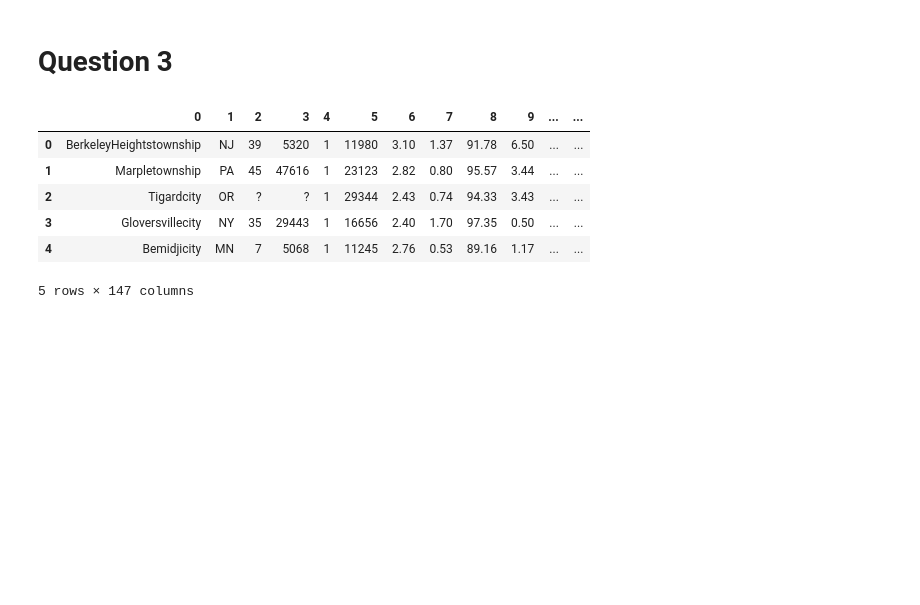
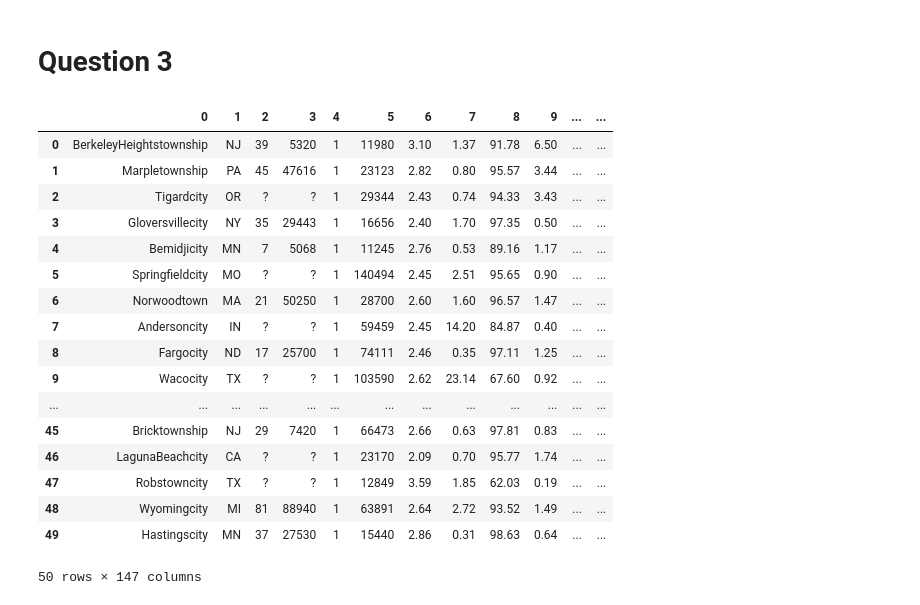
Before and after one commit to Teks5/2022-MAT555E, a Jupyter notebook: HW2/H2_Solutions_MuratTeksin.ipynb, the cells around one changed output. Cells and saved outputs as stored; diff of their text form; code cells hidden in the pictures; blank space fills up the shorter version.

```diff
--- a/HW2/H2_Solutions_MuratTeksin.ipynb
+++ b/HW2/H2_Solutions_MuratTeksin.ipynb
@@ -391,13 +391,24 @@ So the results are not satisfying. Model couldn't be turn a useful model.
 # %%
 interconnections = pd.read_csv('https://archive.ics.uci.edu/ml/machine-learning-databases/00211/CommViolPredUnnormalizedData.txt',
                                sep=',',
                                header=None)
-interconnections.head()
+interconnections.head(50)
 # %% [output]
 |  | 0 | 1 | 2 | 3 | 4 | 5 | 6 | 7 | 8 | 9 | ... | ... |
 | 0 | BerkeleyHeightstownship | NJ | 39 | 5320 | 1 | 11980 | 3.10 | 1.37 | 91.78 | 6.50 | ... | ... |
 | 1 | Marpletownship | PA | 45 | 47616 | 1 | 23123 | 2.82 | 0.80 | 95.57 | 3.44 | ... | ... |
 | 2 | Tigardcity | OR | ? | ? | 1 | 29344 | 2.43 | 0.74 | 94.33 | 3.43 | ... | ... |
 | 3 | Gloversvillecity | NY | 35 | 29443 | 1 | 16656 | 2.40 | 1.70 | 97.35 | 0.50 | ... | ... |
 | 4 | Bemidjicity | MN | 7 | 5068 | 1 | 11245 | 2.76 | 0.53 | 89.16 | 1.17 | ... | ... |
+| 5 | Springfieldcity | MO | ? | ? | 1 | 140494 | 2.45 | 2.51 | 95.65 | 0.90 | ... | ... |
+| 6 | Norwoodtown | MA | 21 | 50250 | 1 | 28700 | 2.60 | 1.60 | 96.57 | 1.47 | ... | ... |
+| 7 | Andersoncity | IN | ? | ? | 1 | 59459 | 2.45 | 14.20 | 84.87 | 0.40 | ... | ... |
+| 8 | Fargocity | ND | 17 | 25700 | 1 | 74111 | 2.46 | 0.35 | 97.11 | 1.25 | ... | ... |
+| 9 | Wacocity | TX | ? | ? | 1 | 103590 | 2.62 | 23.14 | 67.60 | 0.92 | ... | ... |
+| ... | ... | ... | ... | ... | ... | ... | ... | ... | ... | ... | ... | ... |
+| 45 | Bricktownship | NJ | 29 | 7420 | 1 | 66473 | 2.66 | 0.63 | 97.81 | 0.83 | ... | ... |
+| 46 | LagunaBeachcity | CA | ? | ? | 1 | 23170 | 2.09 | 0.70 | 95.77 | 1.74 | ... | ... |
+| 47 | Robstowncity | TX | ? | ? | 1 | 12849 | 3.59 | 1.85 | 62.03 | 0.19 | ... | ... |
+| 48 | Wyomingcity | MI | 81 | 88940 | 1 | 63891 | 2.64 | 2.72 | 93.52 | 1.49 | ... | ... |
+| 49 | Hastingscity | MN | 37 | 27530 | 1 | 15440 | 2.86 | 0.31 | 98.63 | 0.64 | ... | ... |
-5 rows × 147 columns
+50 rows × 147 columns
```
Also changed, not shown: parts of 5 cells of this notebook.
